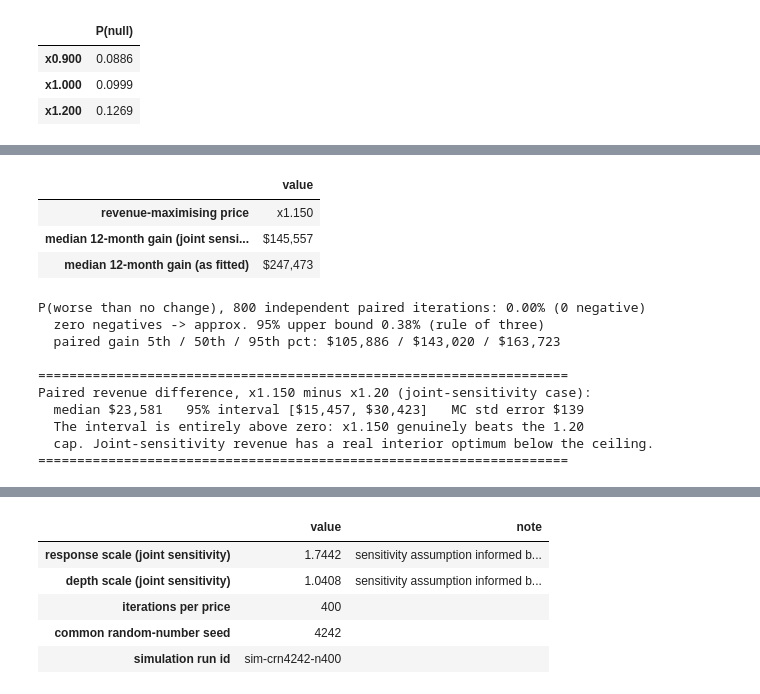
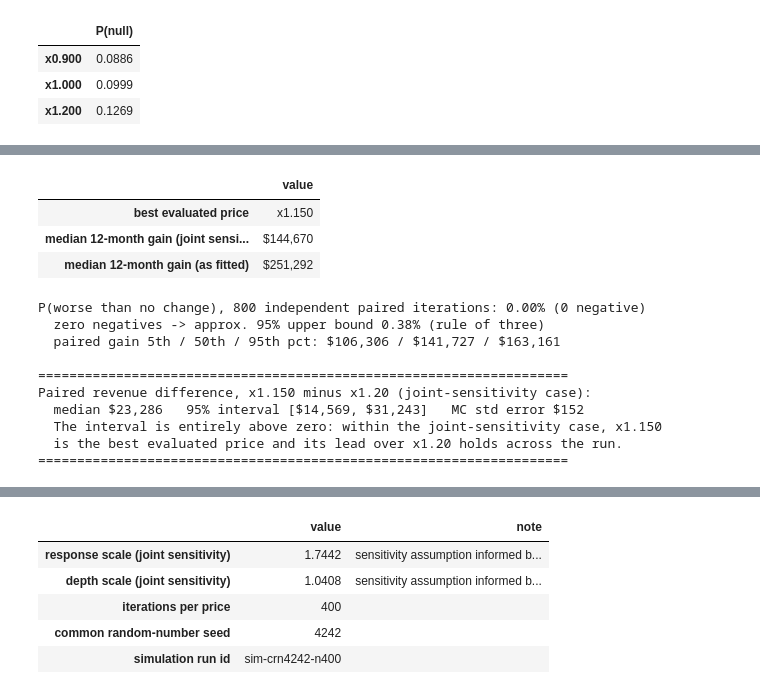
Before and after one commit to paforsey/data-science-portfolio, a Jupyter notebook: case-studies/international-roaming/international_roaming.ipynb, the cells around one changed output, grey strips where cells are left out. Saved outputs shown, nothing was run; the diff lists cells and outputs as text; code cells hidden in the pictures.

```diff
--- a/case-studies/international-roaming/international_roaming.ipynb
+++ b/case-studies/international-roaming/international_roaming.ipynb
@@ -3085,11 +3092,9 @@ def simulate(mult, n_iter=N_ITER, response_scale=1.0, depth_scale=1.0,
         idx = idx + macro_shift
         travel_mult = np.exp(0.55 * idx) * (1.0 + share_d)
 
-        # --- which trips happen: shared multiplier, independent Bernoulli ---
+        # --- which trips happen: shared multiplier, capped Bernoulli (one trip per template) ---
         p_occur = np.clip(travel_mult[MONTH] * SEASON / HIST_M, 0, 3)
         occurs = rng.random(N) < np.clip(p_occur, 0, 1)
-        extra = np.maximum(p_occur - 1.0, 0)
-        occurs = occurs | (rng.random(N) < np.clip(extra, 0, 1))
 
         # --- coverage-state draw, independent per trip ---
         u = rng.random(N)
@@ -3628,7 +3631,7 @@ lift_fit = fitted.loc[best, 'median'] - fitted.loc[1.0, 'median']
 
 display(pd.DataFrame({'value': [
     f'x{best:.3f}', f'${lift:,.0f}', f'${lift_fit:,.0f}',
-]}, index=['revenue-maximising price', 'median 12-month gain (joint sensitivity)',
+]}, index=['best evaluated price', 'median 12-month gain (joint sensitivity)',
            'median 12-month gain (as fitted)']))
 
 # P(worse) and the best-vs-cap test use INDEPENDENT paired iterations (antithetic
@@ -3651,50 +3654,50 @@ print(f'P(worse than no change), {NP} independent paired iterations: {prob_worse
       f'({nneg} negative)')
 if nneg == 0:
     print(f'  zero negatives -> approx. 95% upper bound {3 / NP:.2%} (rule of three)')
 print(f'  paired gain 5th / 50th / 95th pct: ${np.percentile(d_worse, 5):,.0f} / '
       f'${np.percentile(d_worse, 50):,.0f} / ${np.percentile(d_worse, 95):,.0f}')
 
 cap = float(GRID[-1])
 print('\n' + '=' * 68)
 if best >= cap - 1e-9:
-    print('The joint-sensitivity optimum sits AT the +20% ceiling; revenue is still climbing')
-    print('where the study was told to stop. +20% is the best price WE WERE ALLOWED')
-    print('to test, and the unconstrained optimum is unknown and higher.')
+    print('The joint-sensitivity best evaluated price is the +20% ceiling; revenue is still')
+    print('climbing where the study was told to stop. The unconstrained best price is not')
+    print('identified by this grid.')
 else:
     d_cap = paired(best, cap, seed=123)
     lo, mid, hi = np.percentile(d_cap, [2.5, 50, 97.5])
     se = d_cap.std(ddof=1) / np.sqrt(NP)
     print(f'Paired revenue difference, x{best:.3f} minus x{cap:.2f} (joint-sensitivity case):')
     print(f'  median ${mid:,.0f}   95% interval [${lo:,.0f}, ${hi:,.0f}]   MC std error ${se:,.0f}')
     if lo > 0:
-        print(f'  The interval is entirely above zero: x{best:.3f} genuinely beats the {cap:.2f}')
-        print('  cap. Joint-sensitivity revenue has a real interior optimum below the ceiling.')
+        print(f'  The interval is entirely above zero: within the joint-sensitivity case, x{best:.3f}')
+        print(f'  is the best evaluated price and its lead over x{cap:.2f} holds across the run.')
     elif hi < 0:
         print(f'  The interval is entirely below zero: the {cap:.2f} cap beats x{best:.3f}.')
     else:
         print(f'  The interval straddles zero: x{best:.3f} and x{cap:.2f} are within Monte')
         print('  Carlo error. The joint-sensitivity curve is flat across the top of the range;')
         print('  treat 1.15-1.20 as effectively tied. The fitted case still favours the cap.')
 print('=' * 68)
 
 if prob_worse > 0.35:
     print(f'\nNOTE: at {prob_worse:.0%}, this is close to a coin flip. The median gain is')
     print('real but thin against the spread. Present it as a bet with a known')
     print('downside, not as a forecast.')
 # %% [output]
 |  | value |
-| revenue-maximising price | x1.150 |
-| median 12-month gain (joint sensi... | $145,557 |
-| median 12-month gain (as fitted) | $247,473 |
+| best evaluated price | x1.150 |
+| median 12-month gain (joint sensi... | $144,670 |
+| median 12-month gain (as fitted) | $251,292 |
 P(worse than no change), 800 independent paired iterations: 0.00% (0 negative)
   zero negatives -> approx. 95% upper bound 0.38% (rule of three)
-  paired gain 5th / 50th / 95th pct: $105,886 / $143,020 / $163,723
+  paired gain 5th / 50th / 95th pct: $106,306 / $141,727 / $163,161
 
 ====================================================================
 Paired revenue difference, x1.150 minus x1.20 (joint-sensitivity case):
-  median $23,581   95% interval [$15,457, $30,423]   MC std error $139
-  The interval is entirely above zero: x1.150 genuinely beats the 1.20
-  cap. Joint-sensitivity revenue has a real interior optimum below the ceiling.
+  median $23,286   95% interval [$14,569, $31,243]   MC std error $152
+  The interval is entirely above zero: within the joint-sensitivity case, x1.150
+  is the best evaluated price and its lead over x1.20 holds across the run.
 ====================================================================
 # %% [markdown]
 ---
```
Also changed, not shown: parts of 31 cells of this notebook, 13 other files.
